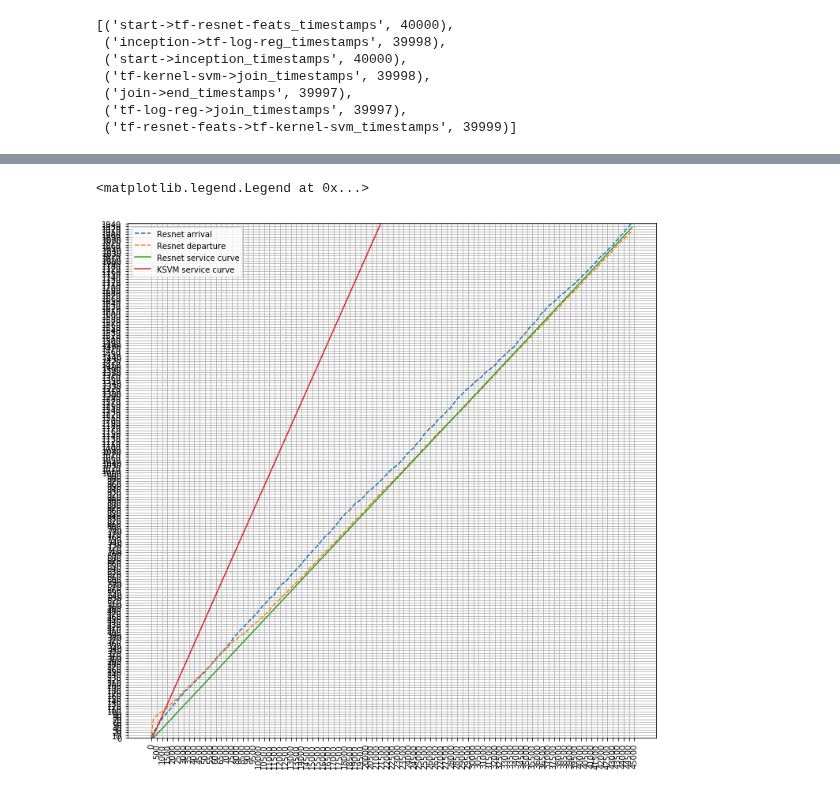
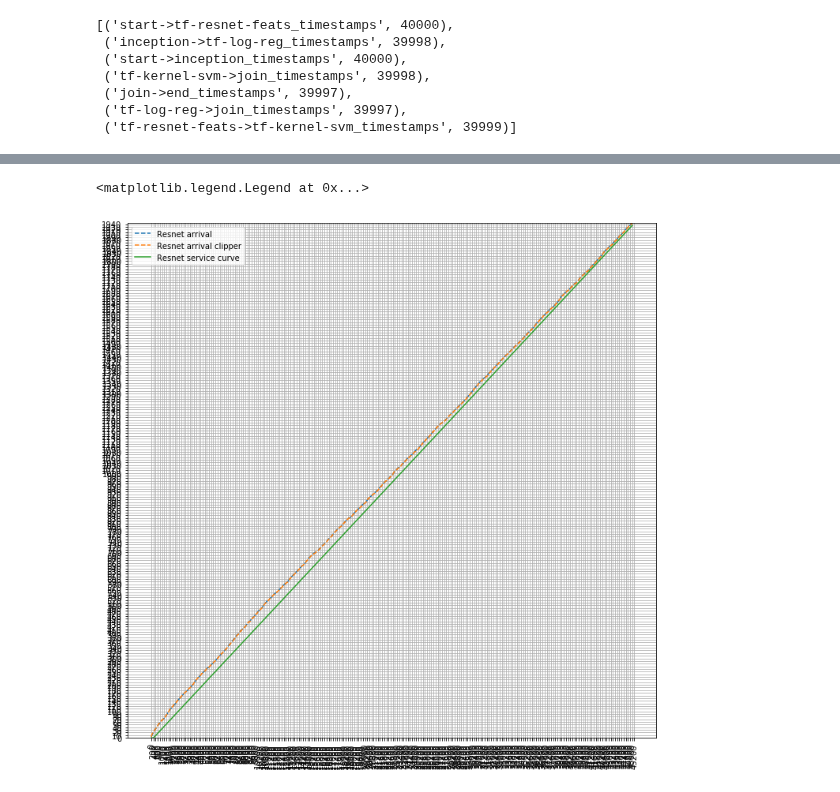
Before and after one commit to dcrankshaw/plots-model-comp-paper, a Jupyter notebook: plotting/e2e_distribution_plotting.ipynb, the cells around one changed output, grey strips where cells are left out. Saved outputs shown, nothing was run; the diff lists cells and outputs as text; code cells hidden in the pictures.

Commit message:
Removing double-buffering helps with processing time metrics in clipper, recorded service time still inexplicable

```diff
--- a/plotting/e2e_distribution_plotting.ipynb
+++ b/plotting/e2e_distribution_plotting.ipynb
@@ -61,7 +61,7 @@ image_driver_1_models = [
     "inception"
 ]
 
-ID1_500, ID1_500_hollistic = cache_extractions(HOME+"/"+"incep_1-logreg_1-ksvm_1-resnet_1-180312_012713.json", timestamps=True)
+ID1_500, ID1_500_hollistic = cache_extractions(HOME+"/"+"incep_1-logreg_1-ksvm_1-resnet_1-180313_232608.json", timestamps=True)
 
 def clean_extraction(extraction):
     # taking off the first 25% of the records to be sure the warmup time is removed
@@ -302,7 +302,7 @@ def get_max_curve(timestamps, trial_range):
  ('tf-log-reg->join_timestamps', 39997),
  ('tf-resnet-feats->tf-kernel-svm_timestamps', 39999)]
 # %%
-x_range = xrange(1,45000,200)
+x_range = xrange(1,45002,200)
 resnet_arrival = ID1_500_hollistic["client_timestamps"]["start->tf-resnet-feats_timestamps"]*1000.
 resnet_departure = ID1_500_hollistic["client_timestamps"]["tf-resnet-feats->tf-kernel-svm_timestamps"]*1000.
 x_arrival_resnet, y_arrival_resnet = get_max_curve(resnet_arrival, x_range)
@@ -385,24 +310,23 @@ array([278512.123, 280702.951, 280703.127, 280703.532, 280704.043,
 # %%
-x_range = xrange(1,5000,25)
+x_range = xrange(1,45002,25)
 resnet_arrival_clipper = ID1_500["tf-resnet-feats:1:queue_arrivals"][:,0]/1000.
 x_arrival_resnet_clipper, y_arrival_resnet_clipper = get_max_curve(resnet_arrival_clipper, x_range)
 # %%
-max(x_range)
 plt.figure(figsize=(12,12))
-x_jump = 500
+x_jump = 200
 plt.xticks(xrange(0,max(x_range)+x_jump,x_jump))
 plt.xticks(rotation=90)
 plt.gca().set_ylim([0,y_arrival_resnet[-1]])
 plt.yticks(xrange(0,y_arrival_resnet[-1],10))
 plt.grid(True)
 plt.plot(x_arrival_resnet, y_arrival_resnet, label="Resnet arrival", linestyle="--")
-# plt.plot(x_arrival_resnet_clipper, y_arrival_resnet_clipper, label="Resnet arrival clipper", linestyle="--")
-plt.plot(x_departure_resnet, y_departure_resnet, label="Resnet departure", linestyle="--")
+plt.plot(x_arrival_resnet_clipper, y_arrival_resnet_clipper, label="Resnet arrival clipper", linestyle="--")
+# plt.plot(x_departure_resnet, y_departure_resnet, label="Resnet departure", linestyle="--")
 plt.plot([0,200,max(x_range)],[0,0,max(x_range)/1000.*43], label="Resnet service curve")
-plt.plot([0,100,max(x_range)],[0,0,max(x_range)/1000.*91], label="KSVM service curve")
+# plt.plot([0,100,max(x_range)],[0,0,max(x_range)/1000.*91], label="KSVM service curve")
 # plt.plot([0,50,5000],[0,0,5*910], label="LogReg service curve")
 # plt.plot([0,150,5000],[0,0,5*106], label="Inception service curve")
 plt.legend()
 # %% [output]
 <matplotlib.legend.Legend at 0x...>
-[figure, old version]
+[figure, new version]
```
Also changed, not shown: parts of 18 cells of this notebook.
